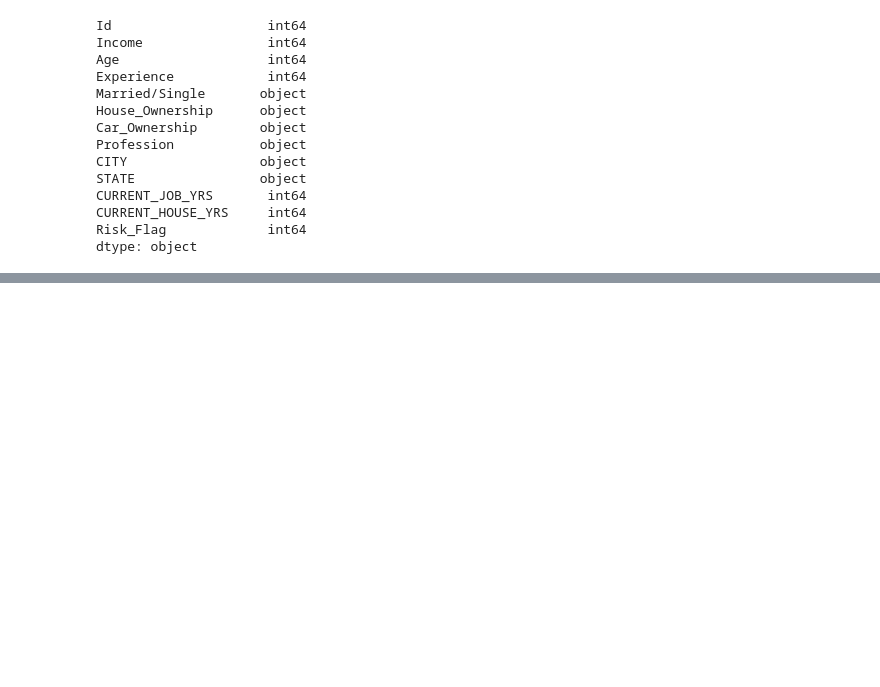
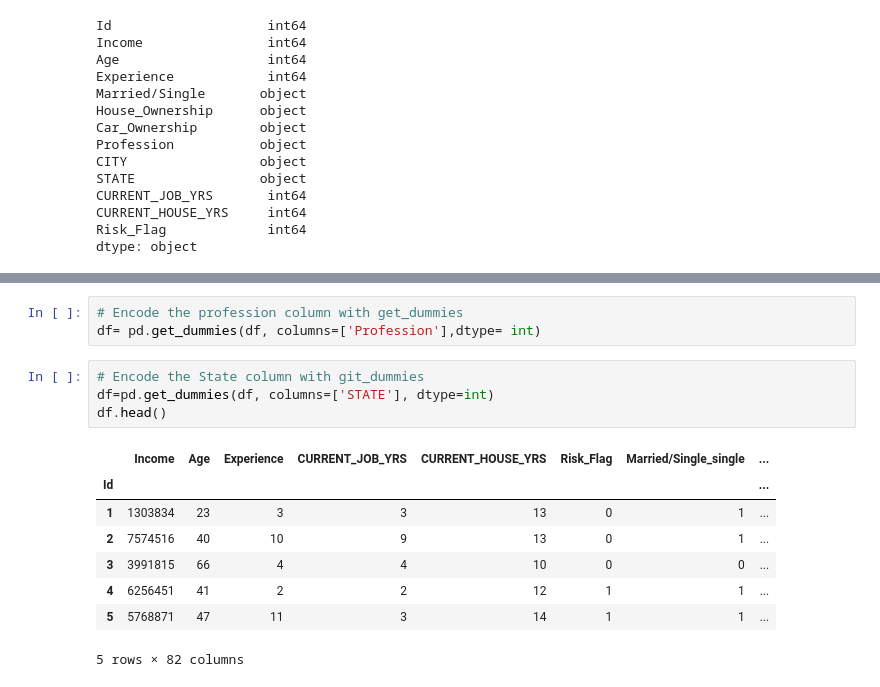
Before and after one commit to akarapunzl/minds-in-motion-project, a Jupyter notebook: Loan_approval.ipynb, the cells around one changed output, grey strips where cells are left out. Drawn from its saved outputs; the diff is of its cells as text; blank space fills up the shorter version.

```diff
--- a/Loan_approval.ipynb
+++ b/Loan_approval.ipynb
@@ -58,0 +170,16 @@ Name: Car_Ownership, Length: 252000, dtype: object>
+# %%
+# Encode the profession column with get_dummies
+df= pd.get_dummies(df, columns=['Profession'],dtype= int)
+# %%
+# Encode the State column with git_dummies
+df=pd.get_dummies(df, columns=['STATE'], dtype=int)
+df.head()
+# %% [output]
+|  | Income | Age | Experience | CURRENT_JOB_YRS | CURRENT_HOUSE_YRS | Risk_Flag | Married/Single_single | ... |
+| Id |  |  |  |  |  |  |  | ... |
+| 1 | 1303834 | 23 | 3 | 3 | 13 | 0 | 1 | ... |
+| 2 | 7574516 | 40 | 10 | 9 | 13 | 0 | 1 | ... |
+| 3 | 3991815 | 66 | 4 | 4 | 10 | 0 | 0 | ... |
+| 4 | 6256451 | 41 | 2 | 2 | 12 | 1 | 1 | ... |
+| 5 | 5768871 | 47 | 11 | 3 | 14 | 1 | 1 | ... |
+5 rows × 82 columns
```
Also changed, not shown: parts of 22 cells of this notebook, 3 other files.
